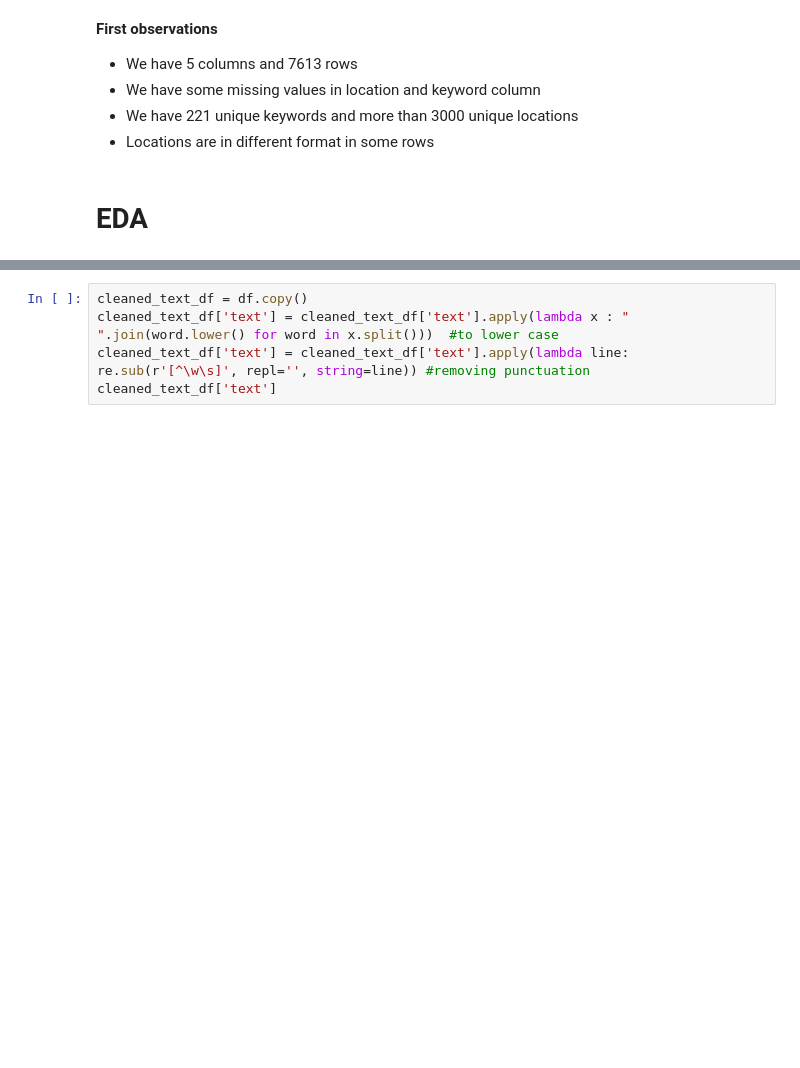
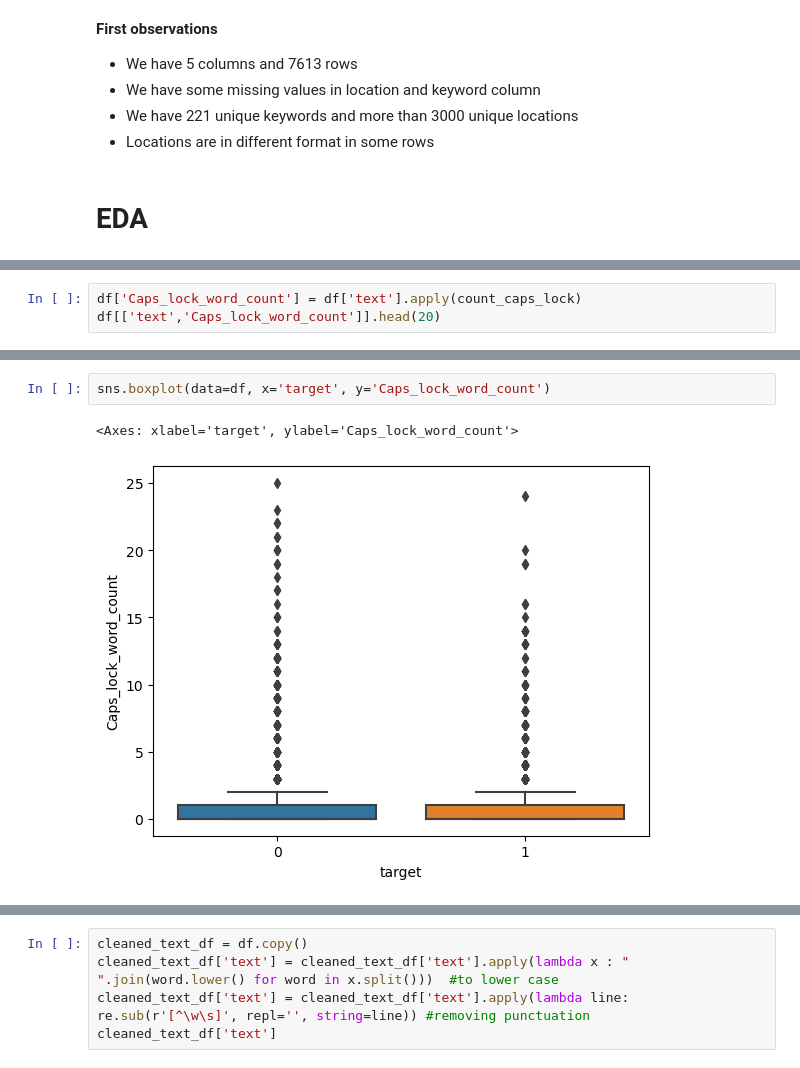
Before and after one commit to katarzynarogalska/DisasterTweets_KaggleCompetition, a Jupyter notebook: notebooks/TweetsEDA.ipynb, the cells around one changed output, grey strips where cells are left out. Saved outputs shown, nothing was run; the diff lists cells and outputs as text; blank space fills up the shorter version.

```diff
--- a/notebooks/TweetsEDA.ipynb
+++ b/notebooks/TweetsEDA.ipynb
@@ -70,0 +92,3 @@ df['location'].nunique()
+# %%
+df['Caps_lock_word_count'] = df['text'].apply(count_caps_lock)
+df[['text','Caps_lock_word_count']].head(20)
@@ -70,0 +113,5 @@ df['location'].nunique()
+# %%
+sns.boxplot(data=df, x='target', y='Caps_lock_word_count')
+# %% [output]
+<Axes: xlabel='target', ylabel='Caps_lock_word_count'>
+[figure, added]
```
Also changed, not shown: parts of 27 cells of this notebook.
